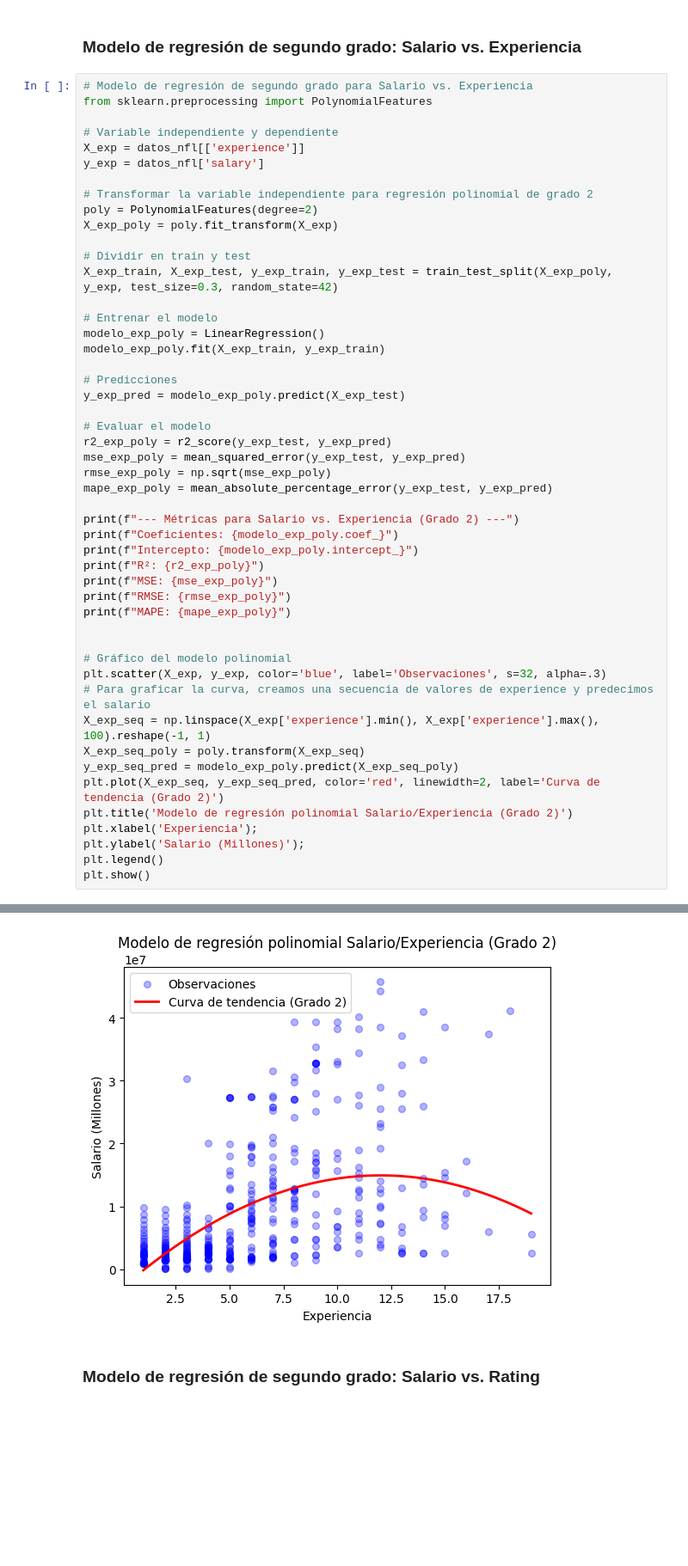
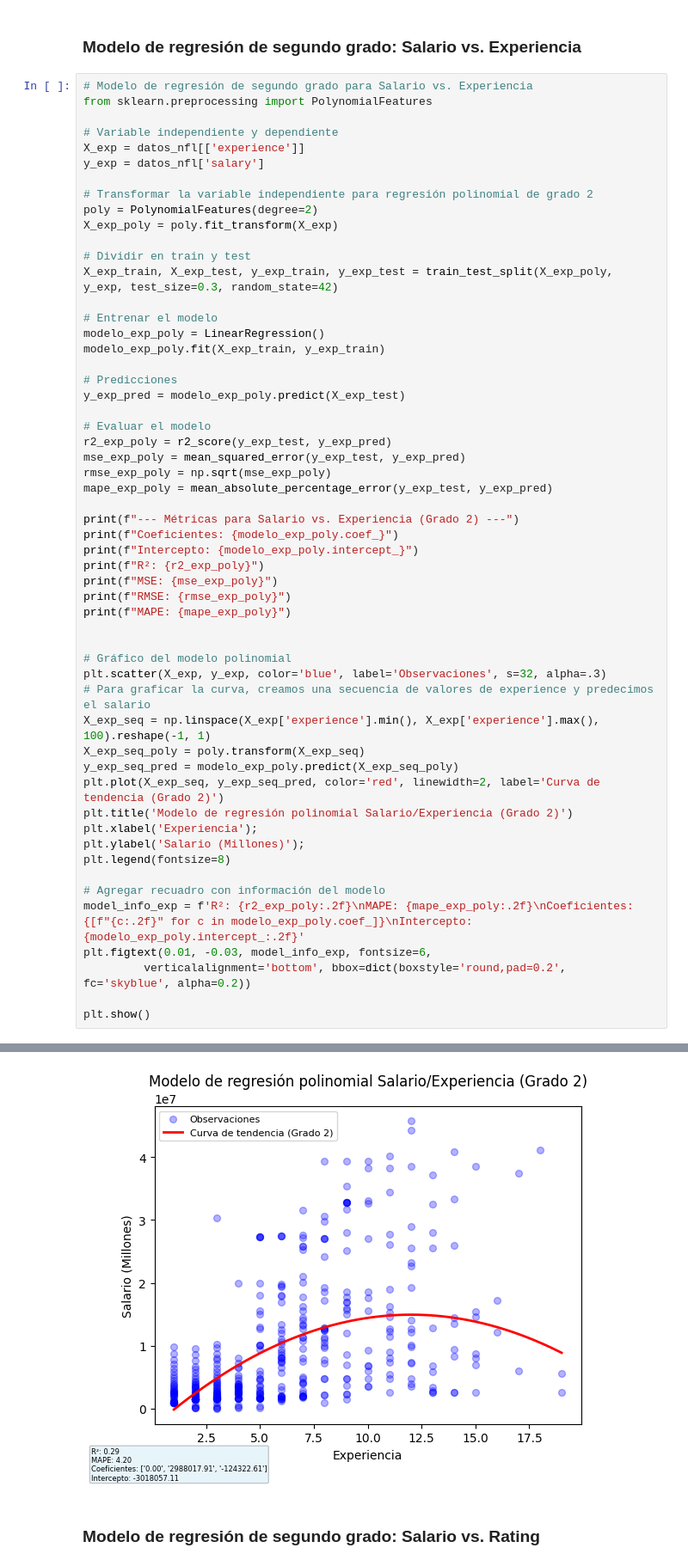
Before and after one commit to armandochernandez-ai/Curso-python-slava, a Jupyter notebook: Unidad_3/Predictor_Salarios_NFL.ipynb, the cells around one changed output, grey strips where cells are left out. Shown at 86% size. Saved outputs shown, nothing was run; the diff lists cells and outputs as text; blank space fills up the shorter version.

```diff
--- a/Unidad_3/Predictor_Salarios_NFL.ipynb
+++ b/Unidad_3/Predictor_Salarios_NFL.ipynb
@@ -186,35 +182,41 @@ rmse_exp_poly = np.sqrt(mse_exp_poly)
 mape_exp_poly = mean_absolute_percentage_error(y_exp_test, y_exp_pred)
 
 print(f"--- Métricas para Salario vs. Experiencia (Grado 2) ---")
 print(f"Coeficientes: {modelo_exp_poly.coef_}")
 print(f"Intercepto: {modelo_exp_poly.intercept_}")
 print(f"R²: {r2_exp_poly}")
 print(f"MSE: {mse_exp_poly}")
 print(f"RMSE: {rmse_exp_poly}")
 print(f"MAPE: {mape_exp_poly}")
 
 
 # Gráfico del modelo polinomial
 plt.scatter(X_exp, y_exp, color='blue', label='Observaciones', s=32, alpha=.3)
 # Para graficar la curva, creamos una secuencia de valores de experience y predecimos el salario
 X_exp_seq = np.linspace(X_exp['experience'].min(), X_exp['experience'].max(), 100).reshape(-1, 1)
 X_exp_seq_poly = poly.transform(X_exp_seq)
 y_exp_seq_pred = modelo_exp_poly.predict(X_exp_seq_poly)
 plt.plot(X_exp_seq, y_exp_seq_pred, color='red', linewidth=2, label='Curva de tendencia (Grado 2)')
 plt.title('Modelo de regresión polinomial Salario/Experiencia (Grado 2)')
 plt.xlabel('Experiencia');
 plt.ylabel('Salario (Millones)');
-plt.legend()
+plt.legend(fontsize=8)
+
+# Agregar recuadro con información del modelo
+model_info_exp = f'R²: {r2_exp_poly:.2f}\nMAPE: {mape_exp_poly:.2f}\nCoeficientes: {[f"{c:.2f}" for c in modelo_exp_poly.coef_]}\nIntercepto: {modelo_exp_poly.intercept_:.2f}'
+plt.figtext(0.01, -0.03, model_info_exp, fontsize=6,
+         verticalalignment='bottom', bbox=dict(boxstyle='round,pad=0.2', fc='skyblue', alpha=0.2))
+
 plt.show()
 # %% [output]
 --- Métricas para Salario vs. Experiencia (Grado 2) ---
 Coeficientes: [      0.         2988017.90806761 -124322.61181254]
 Intercepto: -3018057.1115159
 R²: 0.2942589784263522
 MSE: 97259894031657.05
 RMSE: 9862043.096217794
 MAPE: 4.198809521488929
-[figure, old version]
+[figure, new version]
 # %% [markdown]
 ### Modelo de regresión de segundo grado: Salario vs. Rating
 # %%
```
Also changed, not shown: parts of 2 cells of this notebook.
